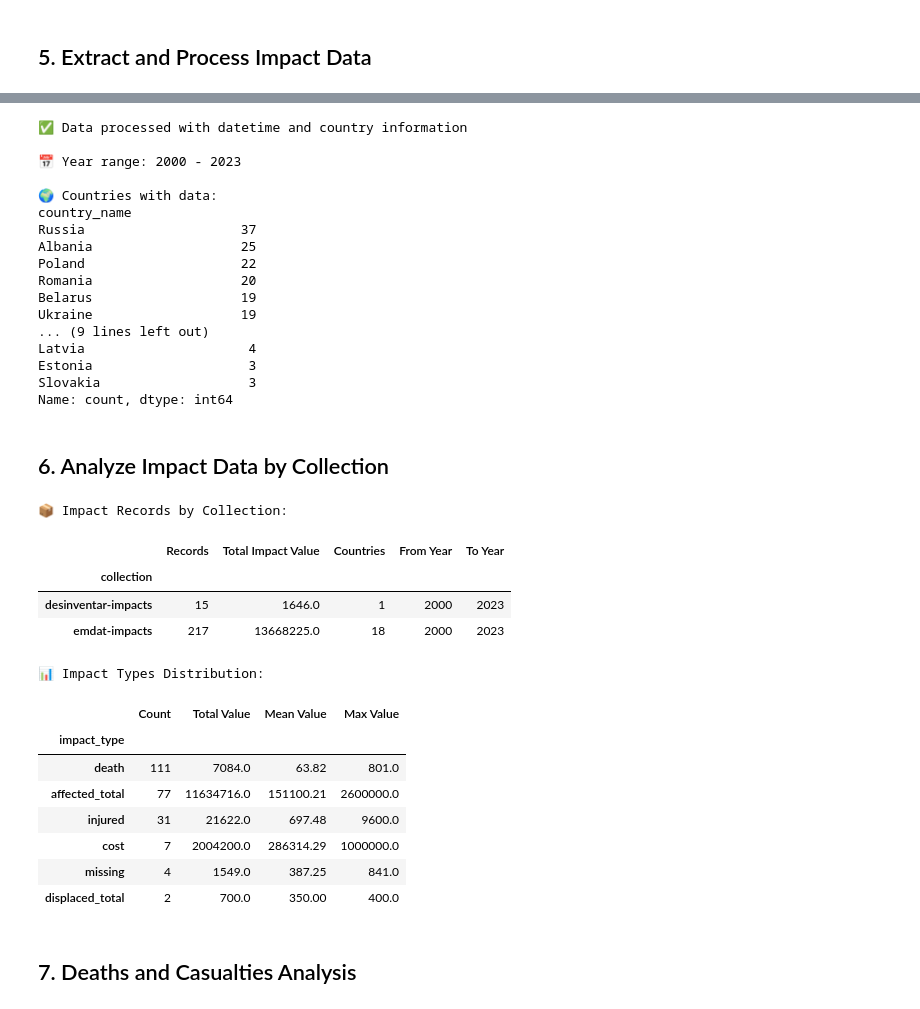
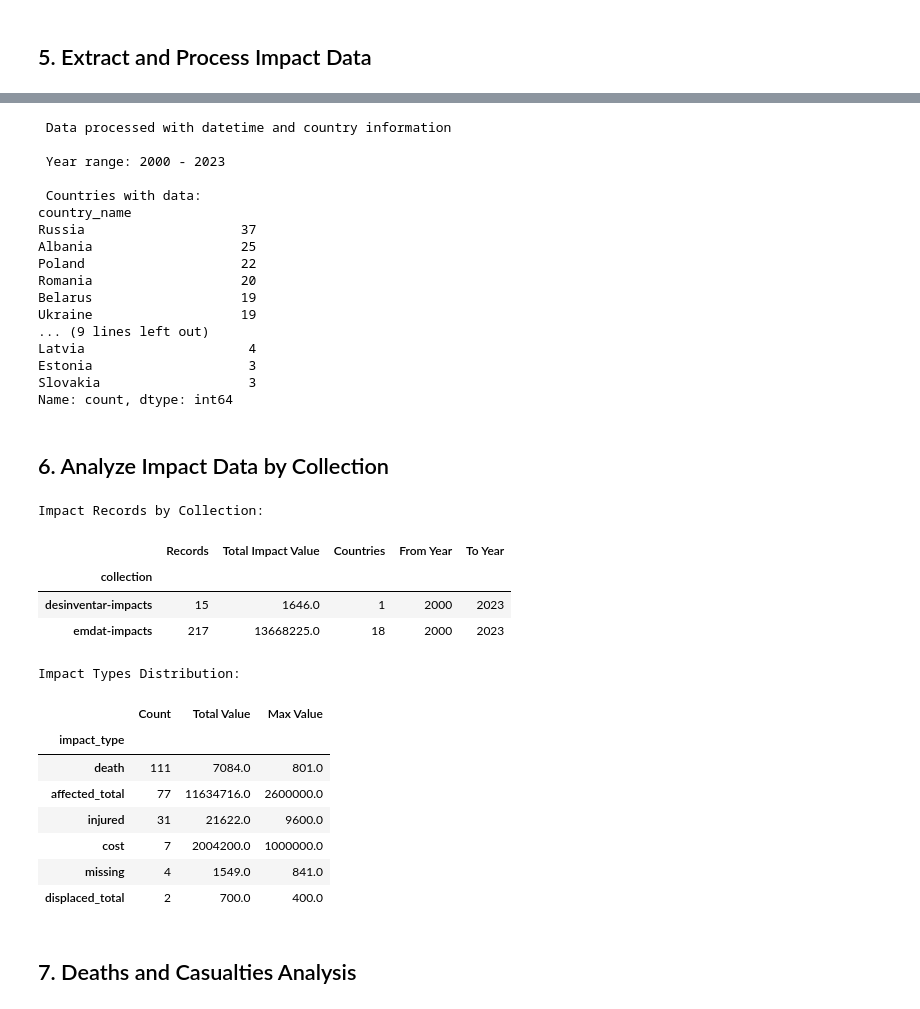
Before and after one commit to batpad/Montandon-Data-Fetching-Examples, a Jupyter notebook: montandon_notebooks/06_Snow_Cold_Wave_Impact_Analysis.ipynb, the cells around one changed output, grey strips where cells are left out. Cells and saved outputs as stored; diff of their text form; code cells hidden in the pictures.

Commit message:
Remove print statements

```diff
--- a/montandon_notebooks/06_Snow_Cold_Wave_Impact_Analysis.ipynb
+++ b/montandon_notebooks/06_Snow_Cold_Wave_Impact_Analysis.ipynb
@@ -248,15 +228,15 @@ def search_impacts_by_year_with_filter(
     list of STAC items (filtered by country AND hazard codes)
     """
     if not catalog:
-        print("❌ No catalog connection available. Please check authentication.")
+        print("No catalog connection available. Please check authentication.")
         return []
 
     # Set max_workers to number of collections if not specified
     if max_workers is None:
-        max_workers = min(len(collections), 3)  # Cap at 3 to avoid overload
+        max_workers = min(len(collections), 3)
 
     all_items = []
-    lock = threading.Lock()  # Thread-safe list access
+    lock = threading.Lock()
 
     # Build CQL2 filter for country codes using OR logic
     country_filters = [
@@ -276,10 +256,6 @@ def search_impacts_by_year_with_filter(
         "args": country_filters
     }
 
-    print(f"📋 CQL2 Filter: OR across {len(country_codes)} countries using a_contains")
-    print(f"🎯 Also filtering by {len(hazard_codes)} hazard codes (post-processing)")
-    print(f"⚡ Using {max_workers} parallel workers per year for collection search")
-
     # Helper function to search a single collection for a single year
     def search_collection_for_year(collection: str, year: int) -> Tuple[str, int, List]:
         """Search a collection for a specific year with retry logic."""
@@ -289,7 +265,6 @@ def search_impacts_by_year_with_filter(
 
         for attempt in range(retry_attempts):
             try:
-                # Use the authenticated catalog for search
                 search = catalog.search(
                     collections=[collection],
                     max_items=limit_per_year,
@@ -311,7 +286,6 @@ def search_impacts_by_year_with_filter(
                 if attempt < retry_attempts - 1:
                     continue
                 else:
-                    # Last attempt failed, try fallback
                     try:
                         search = catalog.search(
                             collections=[collection],
@@ -335,8 +309,6 @@ def search_impacts_by_year_with_filter(
 
     # Main loop: iterate years sequentially, search collections in parallel
     for year in range(start_year, end_year + 1):
-        print(f"\n📅 Searching year {year}...")
-
         # Use ThreadPoolExecutor to search collections in parallel
         with ThreadPoolExecutor(max_workers=max_workers) as executor:
             futures = {
@@ -344,7 +316,7 @@ def search_impacts_by_year_with_filter(
                 for collection in collections
             }
 
-            # Collect results as they complete
+            year_total = 0
             for future in as_completed(futures):
                 try:
                     collection, year_val, filtered_items = future.result()
@@ -352,12 +324,11 @@ def search_impacts_by_year_with_filter(
                     if filtered_items:
                         with lock:
                             all_items.extend(filtered_items)
-                        print(f"   ✓ {collection}: {len(filtered_items)} items")
-                    else:
-                        print(f"   • {collection}: 0 items")
+                        year_total += len(filtered_items)
                 except Exception as e:
-                    print(f"   ❌ Error: {str(e)[:50]}")
+                    pass
+
+            if year_total > 0:
+                print(f"Year {year}: {year_total} items")
 
     return all_items
-
-print("✅ Parallel year-by-year search function defined (uses authenticated catalog)")
@@ -530,18 +488,18 @@ if len(impacts_df) > 0:
     impacts_df['country_name'] = impacts_df['primary_country'].map(TARGET_COUNTRIES)
     impacts_df['country_name'] = impacts_df['country_name'].fillna(impacts_df['primary_country'])
 
-    print("✅ Data processed with datetime and country information")
-    print(f"\n📅 Year range: {impacts_df['year'].min()} - {impacts_df['year'].max()}")
-    print(f"\n🌍 Countries with data:")
+    print(" Data processed with datetime and country information")
+    print(f"\n Year range: {impacts_df['year'].min()} - {impacts_df['year'].max()}")
+    print(f"\n Countries with data:")
     print(impacts_df['country_name'].value_counts())
 else:
-    print("⚠️ No impact data to process")
+    print("No impact data to process")
 # %% [output]
-✅ Data processed with datetime and country information
+ Data processed with datetime and country information
 
-📅 Year range: 2000 - 2023
+ Year range: 2000 - 2023
 
-🌍 Countries with data:
+ Countries with data:
 country_name
 Russia                    37
 Albania                   25
@@ -559,7 +517,7 @@ Name: count, dtype: int64
 # %%
 # Summary by collection
 if len(impacts_df) > 0:
-    print("📦 Impact Records by Collection:")
+    print("Impact Records by Collection:")
     collection_summary = impacts_df.groupby('collection').agg({
         'id': 'count',
         'impact_value': 'sum',
@@ -569,9 +527,9 @@ if len(impacts_df) > 0:
     collection_summary.columns = ['Records', 'Total Impact Value', 'Countries', 'From Year', 'To Year']
     display(collection_summary)
 else:
-    print("⚠️ No data to summarize")
+    print("No data to summarize")
 # %% [output]
-📦 Impact Records by Collection:
+Impact Records by Collection:
 |  | Records | Total Impact Value | Countries | From Year | To Year |
 | collection |  |  |  |  |  |
 | desinventar-impacts | 15 | 1646.0 | 1 | 2000 | 2023 |
@@ -579,24 +537,24 @@ else:
 # %%
 # Analyze impact types
 if len(impacts_df) > 0 and 'impact_type' in impacts_df.columns:
-    print("📊 Impact Types Distribution:")
+    print("Impact Types Distribution:")
     impact_type_summary = impacts_df.groupby('impact_type').agg({
         'id': 'count',
-        'impact_value': ['sum', 'mean', 'max']
+        'impact_value': ['sum', 'max']
     }).round(2)
-    impact_type_summary.columns = ['Count', 'Total Value', 'Mean Value', 'Max Value']
+    impact_type_summary.columns = ['Count', 'Total Value', 'Max Value']
     impact_type_summary = impact_type_summary.sort_values('Count', ascending=False)
     display(impact_type_summary.head(15))
 # %% [output]
-📊 Impact Types Distribution:
+Impact Types Distribution:
-|  | Count | Total Value | Mean Value | Max Value |
-| impact_type |  |  |  |  |
-| death | 111 | 7084.0 | 63.82 | 801.0 |
-| affected_total | 77 | 11634716.0 | 151100.21 | 2600000.0 |
-| injured | 31 | 21622.0 | 697.48 | 9600.0 |
-| cost | 7 | 2004200.0 | 286314.29 | 1000000.0 |
-| missing | 4 | 1549.0 | 387.25 | 841.0 |
-| displaced_total | 2 | 700.0 | 350.00 | 400.0 |
+|  | Count | Total Value | Max Value |
+| impact_type |  |  |  |
+| death | 111 | 7084.0 | 801.0 |
+| affected_total | 77 | 11634716.0 | 2600000.0 |
+| injured | 31 | 21622.0 | 9600.0 |
+| cost | 7 | 2004200.0 | 1000000.0 |
+| missing | 4 | 1549.0 | 841.0 |
+| displaced_total | 2 | 700.0 | 400.0 |
 # %% [markdown]
 ## 7. Deaths and Casualties Analysis
 # %%
```
Also changed, not shown: parts of 17 cells of this notebook.
